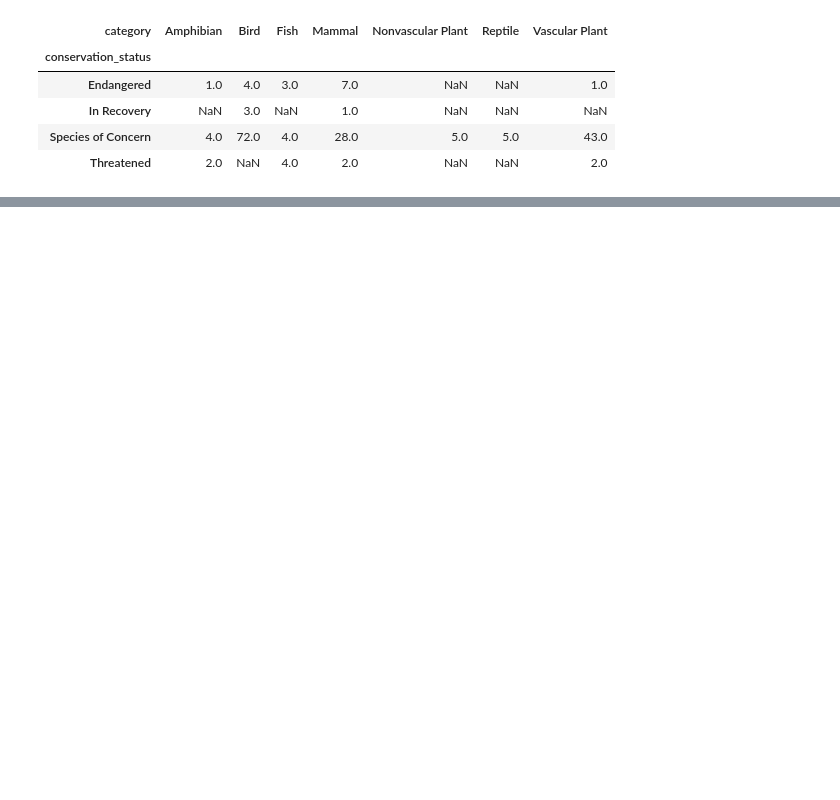
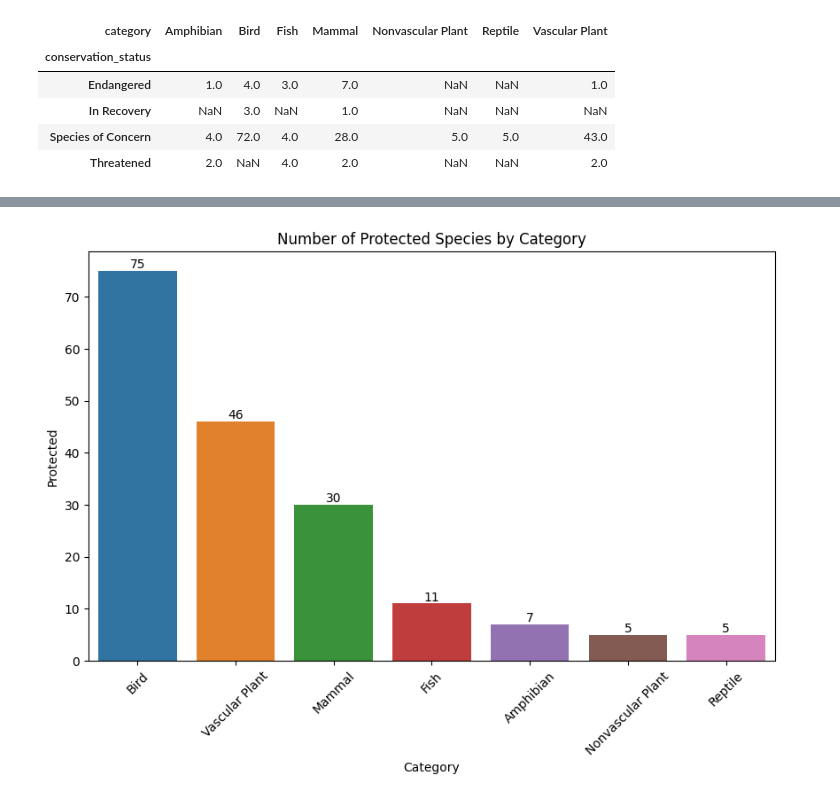
Before and after one commit to IsisAraujo/Biodiversity_of_National_Parks, a Jupyter notebook: biodiversity.ipynb, the cells around one changed output, grey strips where cells are left out. Saved outputs shown, nothing was run; the diff lists cells and outputs as text; code cells hidden in the pictures; blank space fills up the shorter version.

```diff
--- a/biodiversity.ipynb
+++ b/biodiversity.ipynb
@@ -202,0 +198,13 @@ ax.set_ylabel("Number of Species");
+# %%
+species['is_protected'] = species.conservation_status != 'No Intervention'
+# %%
+category_counts = species.groupby(['category', 'is_protected'])\
+                        .scientific_name.nunique()\
+                        .reset_index()\
+                        .pivot(columns='is_protected',
+                                      index='category',
+                                      values='scientific_name')\
+                        .reset_index()
+category_counts.columns = ['category', 'not_protected', 'protected']
+
+category_counts
@@ -202,0 +220,19 @@ ax.set_ylabel("Number of Species");
+# %%
+
+df = pd.DataFrame(category_counts)
+df = df.sort_values('protected', ascending=False)
+
+plt.figure(figsize=(10, 6))
+ax = sns.barplot(x='category', y='protected', data=df)
+plt.xlabel('Category')
+plt.ylabel('Protected')
+plt.title('Number of Protected Species by Category')
+
+
+for p in ax.patches:
+    ax.annotate(str(int(p.get_height())), (p.get_x() + p.get_width() / 2, p.get_height()), ha='center', va='bottom')
+
+plt.xticks(rotation=45)
+plt.show()
+# %% [output]
+[figure, added]
```
Also changed, not shown: parts of 17 cells of this notebook.
